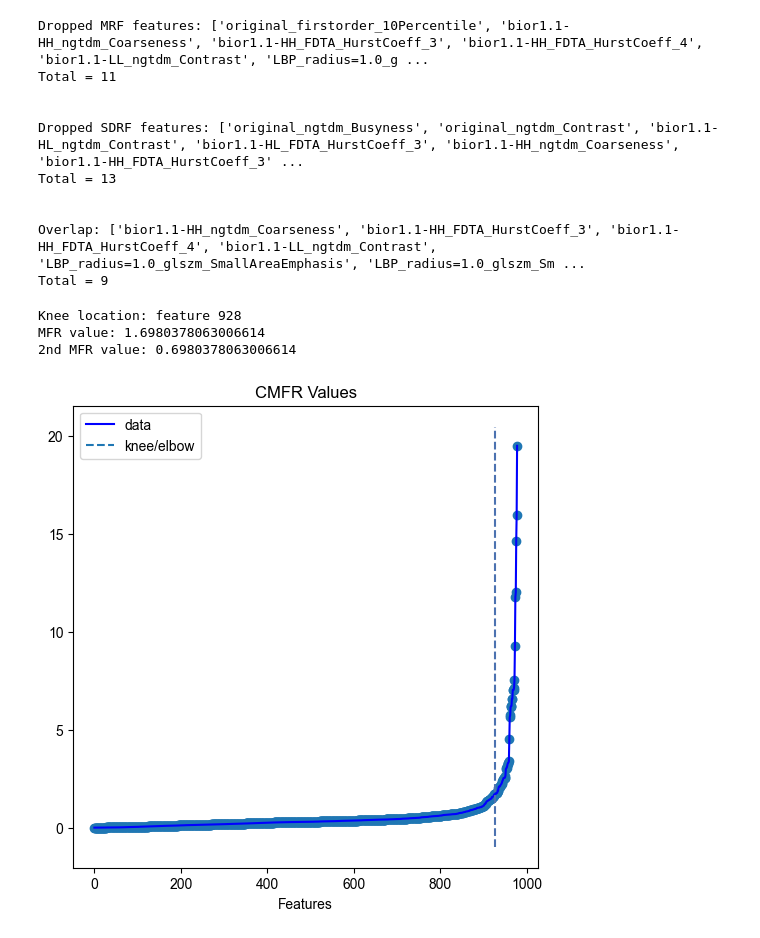
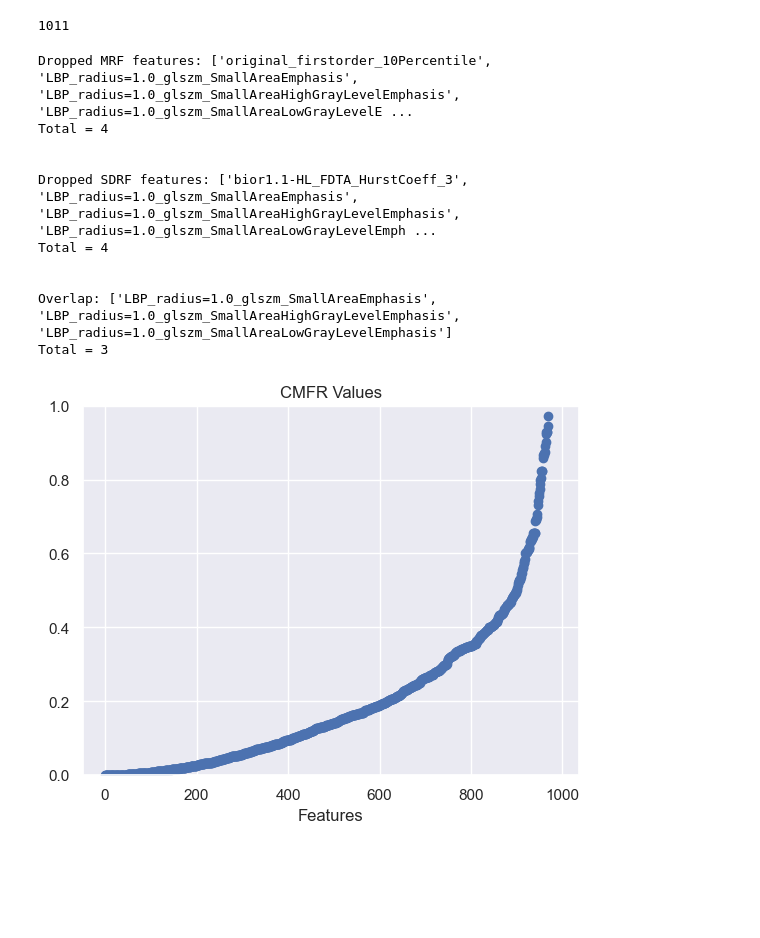
Before and after one commit to abbastshaikh/BAP1-Texture-Analysis, a Jupyter notebook: DatasetStatistics/CMFR_and_CSDFR.ipynb, the cells around one changed output. Saved outputs shown, nothing was run; the diff lists cells and outputs as text; code cells hidden in the pictures; blank space fills up the shorter version.

```diff
--- a/DatasetStatistics/CMFR_and_CSDFR.ipynb
+++ b/DatasetStatistics/CMFR_and_CSDFR.ipynb
@@ -18,31 +18,46 @@ erodedFeatures = pd.read_csv(r"/Users/ilanadeutsch/Desktop/featuresEroded.csv").
 # Intialize variables
 results = []
 
+print(len(features.columns))
+
 # Loop through all features
 for count, feature in enumerate(features):
 
     # Calculate ratio
     ratio1 = features[str(feature)]/erodedFeatures[str(feature)]
-    ratio1 = [abs(1-x) for x in ratio1 if not(math.isnan(x))]
-    ratio2 = erodedFeatures[str(feature)]/features[str(feature)]
-    ratio2 = [abs(1-x) for x in ratio2 if not(math.isnan(x))]
-    ratio = min(ratio1,ratio2)
+    ratio1 = [x for x in ratio1 if not(math.isnan(x))]
 
-    # Skip features where all ratios are undefined
-    if len(ratio) == 0:
+    if len(ratio1) == 0:
+        results.append([feature, np.nan, np.nan])
         continue
 
+    MFR1 = mean(ratio1)
+
+    ratio2 = erodedFeatures[str(feature)]/features[str(feature)]
+    ratio2 = [x for x in ratio2 if not(math.isnan(x))]
+
+    if len(ratio2) == 0:
+        results.append([feature, np.nan, np.nan])
+        continue
+
+    MFR2 = mean(ratio2)
+
     # Calculate CMFR
-    CMFR = mean(ratio)
+    CMFR = min(abs(1-MFR1),abs(1-MFR2))
 
     # Calculate CSDFR
-    CSDFR = math.sqrt(sum(([(x - CMFR)**2 for x in ratio]))/len(ratio))
+    CSDFR1 = math.sqrt(sum(([(x - MFR1)**2 for x in ratio1]))/len(ratio1))
+    CSDFR2 = math.sqrt(sum(([(x - MFR2)**2 for x in ratio2]))/len(ratio2))
+
+    CSDFR = min(CSDFR1,CSDFR2)
 
     # Append results to list
     results.append([feature, CMFR, CSDFR])
 
 # Save results as df
 df = pd.DataFrame(results)
+# %% [output]
+1011
 # %%
 # NOTE: Make sure to reset cells before this before rerunning
 
@@ -81,16 +96,16 @@ print("\n")
 print(f"Overlap: {overlap}")
 print(f"Total = {len(overlap)}")
 # %% [output]
-Dropped MRF features: ['original_firstorder_10Percentile', 'bior1.1-HH_ngtdm_Coarseness', 'bior1.1-HH_FDTA_HurstCoeff_3', 'bior1.1-HH_FDTA_HurstCoeff_4', 'bior1.1-LL_ngtdm_Contrast', 'LBP_radius=1.0_g ...
-Total = 11
+Dropped MRF features: ['original_firstorder_10Percentile', 'LBP_radius=1.0_glszm_SmallAreaEmphasis', 'LBP_radius=1.0_glszm_SmallAreaHighGrayLevelEmphasis', 'LBP_radius=1.0_glszm_SmallAreaLowGrayLevelE ...
+Total = 4
 
 
-Dropped SDRF features: ['original_ngtdm_Busyness', 'original_ngtdm_Contrast', 'bior1.1-HL_ngtdm_Contrast', 'bior1.1-HL_FDTA_HurstCoeff_3', 'bior1.1-HH_ngtdm_Coarseness', 'bior1.1-HH_FDTA_HurstCoeff_3' ...
-Total = 13
+Dropped SDRF features: ['bior1.1-HL_FDTA_HurstCoeff_3', 'LBP_radius=1.0_glszm_SmallAreaEmphasis', 'LBP_radius=1.0_glszm_SmallAreaHighGrayLevelEmphasis', 'LBP_radius=1.0_glszm_SmallAreaLowGrayLevelEmph ...
+Total = 4
 
 
-Overlap: ['bior1.1-HH_ngtdm_Coarseness', 'bior1.1-HH_FDTA_HurstCoeff_3', 'bior1.1-HH_FDTA_HurstCoeff_4', 'bior1.1-LL_ngtdm_Contrast', 'LBP_radius=1.0_glszm_SmallAreaEmphasis', 'LBP_radius=1.0_glszm_Sm ...
-Total = 9
+Overlap: ['LBP_radius=1.0_glszm_SmallAreaEmphasis', 'LBP_radius=1.0_glszm_SmallAreaHighGrayLevelEmphasis', 'LBP_radius=1.0_glszm_SmallAreaLowGrayLevelEmphasis']
+Total = 3
 # %%
 # Sort data frame by MFR values and export
 sorteddf=df.sort_values(by = 1)
@@ -98,29 +113,28 @@ sorteddf.to_excel(r"/Users/ilanadeutsch/Desktop/sorted_CMFR_vals.xlsx")
 # %%
 # Change feature names to numbers for plotting
 for entryNum, entry in enumerate(sorteddf[2]):
     sorteddf.iloc[entryNum,0] = entryNum
 
 # Locate knee / elbow point
-kneedle = KneeLocator(sorteddf.iloc[:,0].tolist(),sorteddf.iloc[:,1].tolist(), S= 2.7, curve="convex", direction="increasing") #,interp_method='polynomial', polynomial_degree=20)
-kneedle.plot_knee()
+#kneedle = KneeLocator(sorteddf.iloc[:,0].tolist(),sorteddf.iloc[:,1].tolist(), S= 2.7, curve="convex", direction="increasing") #,interp_method='polynomial', polynomial_degree=20)
+#kneedle.plot_knee()
 
 # Print knee location
-print(f"Knee location: feature {kneedle.knee}")
-print(f"CMFR value: {sorteddf.iloc[kneedle.knee,1]}")
-print(f"2nd CMFR value: {sorteddf.iloc[kneedle.knee,1]-1}")
+#print(f"Knee location: feature {kneedle.knee}")
+#print(f"CMFR value: {sorteddf.iloc[kneedle.knee,1]}")
+#print(f"2nd CMFR value: {sorteddf.iloc[kneedle.knee,1]-1}")
 
 # Plot nRoA values of each feature from smallest to largest
 sns.set_theme()
 plt.pyplot.scatter(x= sorteddf.iloc[:,0],y = sorteddf.iloc[:,1])
 plt.pyplot.title("CMFR Values")
+
+plt.pyplot.ylim([0,1])
 plt.pyplot.xlabel("Features")
 plt.pyplot.ylabel("")
 plt.pyplot.show()
 # %% [output]
-Knee location: feature 928
-MFR value: 1.6980378063006614
-2nd MFR value: 0.6980378063006614
-[figure, old version]
+[figure, new version]
 # %%
 # Sort data frame by SDFR values and export
 sorteddf=df.sort_values(by = 2)
```
Also changed, not shown: parts of 1 cell of this notebook.
